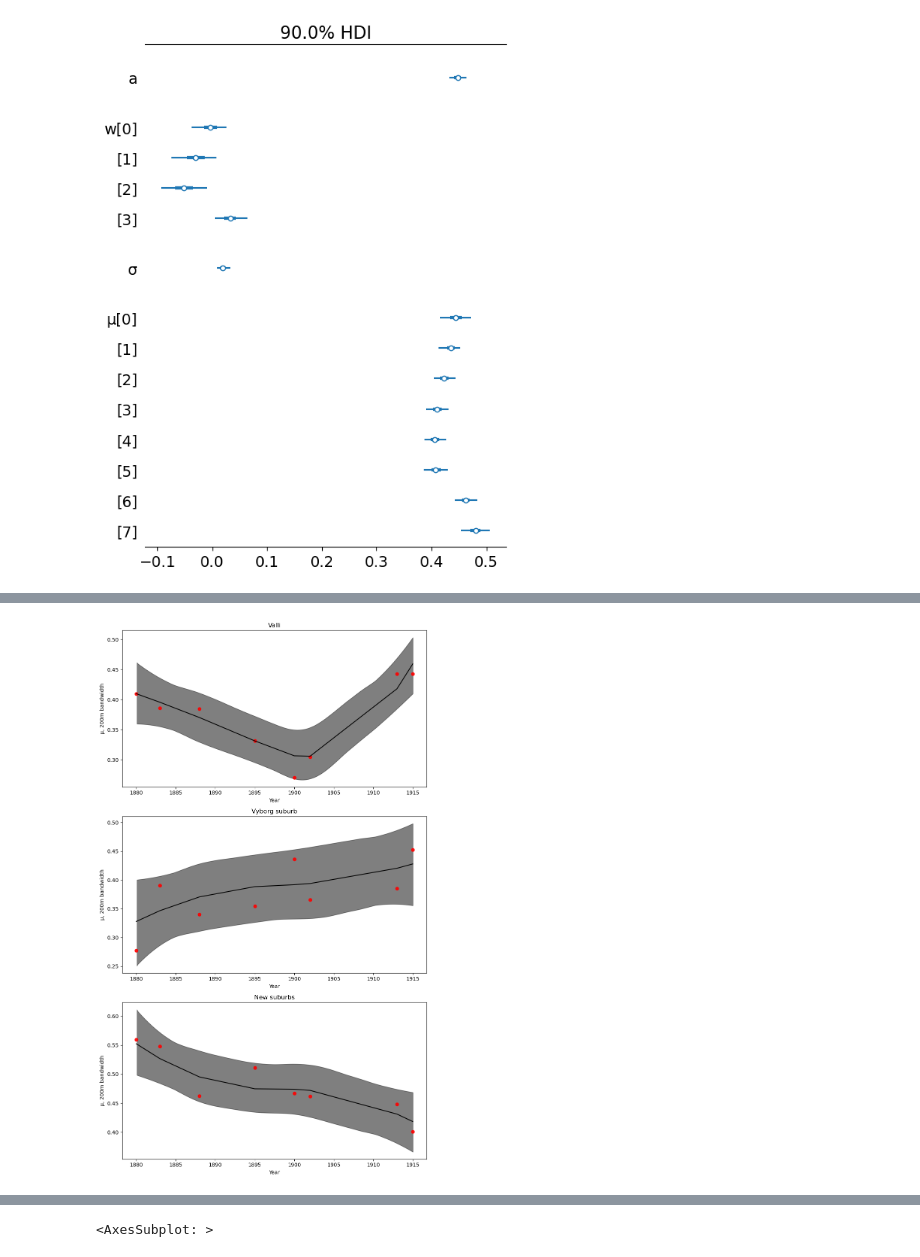
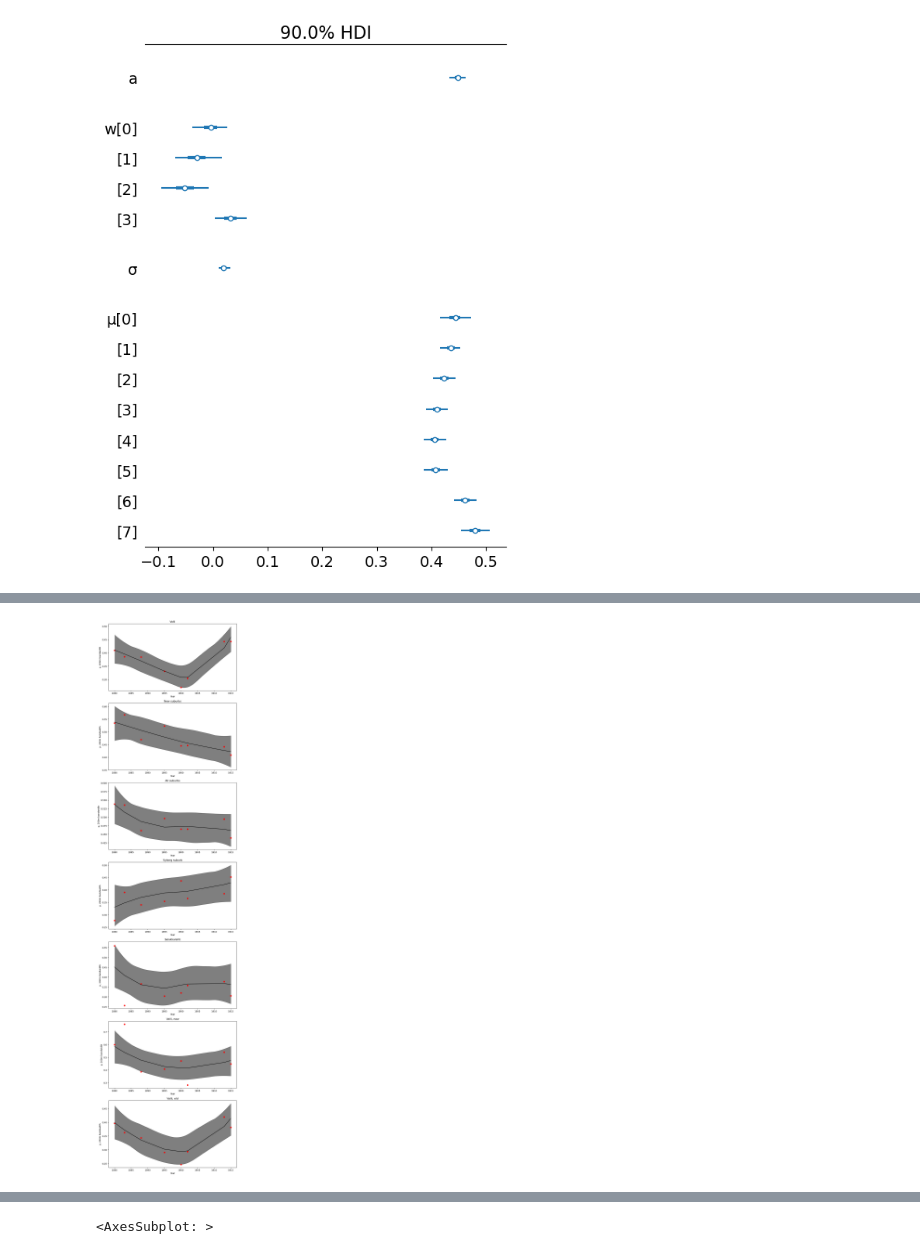
Before and after one commit to AnttiHaerkoenen/spatial_segregation, a Jupyter notebook: notebooks/segregation_change_1880-1915.ipynb, the cells around one changed output, grey strips where cells are left out. Saved outputs shown, nothing was run; the diff lists cells and outputs as text; code cells hidden in the pictures.

Commit message:
Salakkalahti

```diff
--- a/notebooks/segregation_change_1880-1915.ipynb
+++ b/notebooks/segregation_change_1880-1915.ipynb
@@ -22,9 +22,10 @@ CELL_SIZE = 20
 
 AREAS = {
     'Valli': ['Valli', 'Valli_uusi'],
-    'New suburbs': ['Pietarin_esikaupunki', 'Repola', 'Anina', 'Papula', 'Pantsarlahti', 'Salakkalahti'],
+    'New suburbs': ['Pietarin_esikaupunki', 'Repola', 'Anina', 'Papula', 'Pantsarlahti'],
     'All suburbs': ['Viipurin_esikaupunki', 'Pietarin_esikaupunki', 'Repola', 'Anina', 'Papula', 'Pantsarlahti', 'Salakkalahti'],
     'Vyborg suburb': ['Viipurin_esikaupunki'],
+    'Salakkalahti': ['Salakkalahti'],
     'Valli, new': ['Valli_uusi'],
     'Valli, old': ['Valli'],
 }
@@ -277,7 +278,6 @@ results = pd.DataFrame.from_dict(
 results_dict = {}
 for year in (1880, 1900, 1915):
     s_ = []
-
     population_data = pd.read_csv(
             DATA_DIR / 'interim' / f'pop_by_plot_{year}.csv',
         index_col=0,
@@ -288,9 +288,6 @@ for year in (1880, 1900, 1915):
     combined_data = location_data.join(population_data, on=['district', 'plot_number'])
     combined_data.dropna(axis=0, inplace=True)
     valli_data = combined_data.loc[AREAS['Valli']].copy()
-    print(valli_data.orthodox.sum() / sum(valli_data.orthodox > 0))
-    valli_data.orthodox.loc[valli_data.orthodox > 0].hist(bins=list(range(0,25,1)))
-    plt.show()
     for bw in BWS:
         for group in 'orthodox', 'lutheran', 'total':
             file = DATA_DIR / 'processed' / f"{group}_density_Valli_{year}_{bw}m.tif"
@@ -645,7 +635,6 @@ Total
 # %%
-areas = ["Valli", "Vyborg suburb", "New suburbs"]
 idata_areas = {}
-for i, area in enumerate(areas):
+for i, area in enumerate(AREAS):
     with pm.Model() as model_area:
         μ_w = [0] * (n_knots + 1)
         a = pm.Normal("a", 0.45, 0.01)
@@ -659 +648,21 @@ for i, area in enumerate(areas):
 Sampling 2 chains for 1_000 tune and 1_000 draw iterations (2_000 + 2_000 draws total) took 5 seconds.
+# %%
+# selected areas
+selected_areas = ["Valli", "Vyborg suburb", "New suburbs"]
+fig, axs = plt.subplots(
+    ncols=1,
+    nrows=len(selected_areas),
+    figsize=(10, 4.5 * len(selected_areas)),
+)
+for i, area in enumerate(selected_areas):
+    mu = idata_areas[area]["posterior"]["μ"]
+    az.plot_hdi(regression_data.index, mu, color="k", hdi_prob=0.95, ax=axs[i])
+    axs[i].plot(regression_data.index, results_by_district[area], "o", c='red', alpha=0.9)
+    axs[i].plot(regression_data.index, mu.mean(axis=(0,1)), c='black')
+    axs[i].set_xlabel("Year")
+    axs[i].set_ylabel("μ, 200m bandwidth")
+    axs[i].set_title(area)
+
+fig.set_tight_layout(True)
+plt.savefig(FIG_DIR / 'all.png')
+plt.show()
@@ -660,21 +671,21 @@ Sampling 2 chains for 1_000 tune and 1_000 draw iterations (2_000 + 2_000 draws
 # %%
+# All areas
 fig, axs = plt.subplots(
     ncols=1,
-    nrows=len(areas),
-    figsize=(9, 5 * len(areas)),
+    nrows=len(AREAS),
+    figsize=(9, 5 * len(AREAS)),
 )
-for i, area in enumerate(areas):
+for i, area in enumerate(AREAS):
     mu = idata_areas[area]["posterior"]["μ"]
     az.plot_hdi(regression_data.index, mu, color="k", hdi_prob=0.95, ax=axs[i])
     axs[i].plot(regression_data.index, results_by_district[area], "o", c='red', alpha=0.9)
     axs[i].plot(regression_data.index, mu.mean(axis=(0,1)), c='black')
     axs[i].set_xlabel("Year")
     axs[i].set_ylabel("μ, 200m bandwidth")
     axs[i].set_title(area)
 
 fig.set_tight_layout(True)
-plt.savefig(FIG_DIR / 'all.png')
 plt.show()
 # %% [output]
-[figure, old version]
+[figure, new version]
 # %%
```
Also changed, not shown: parts of 9 cells of this notebook, 4 other files.
